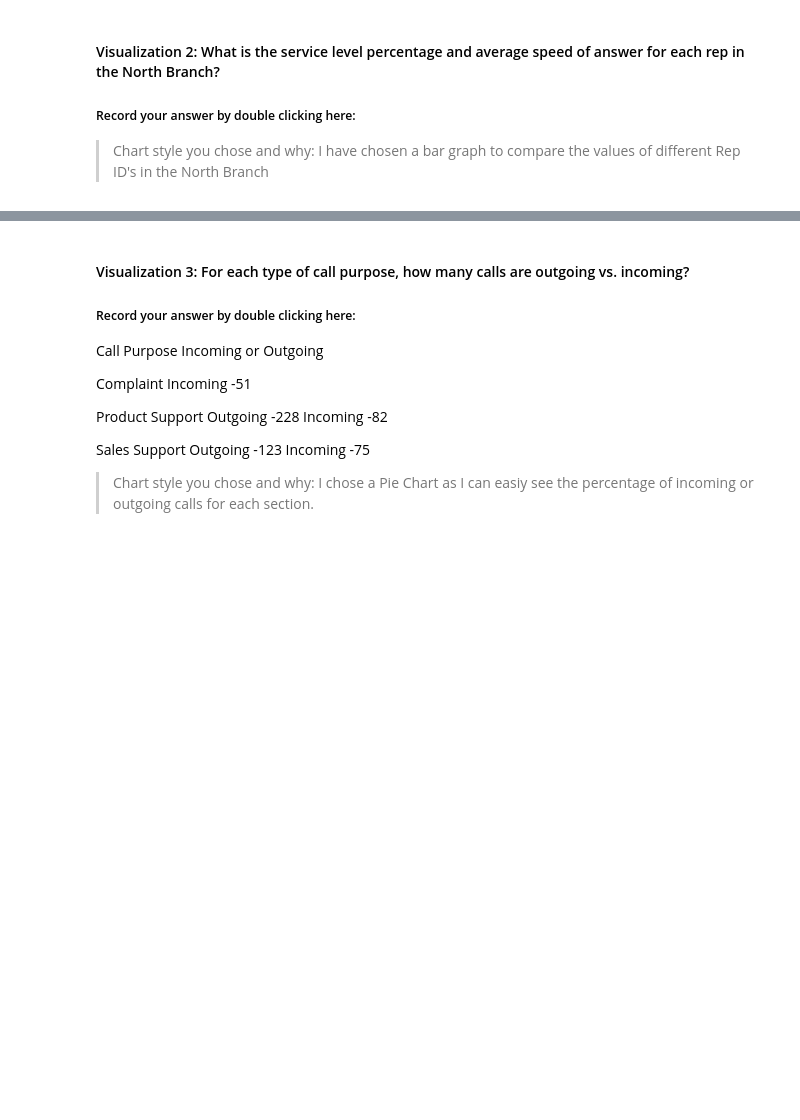
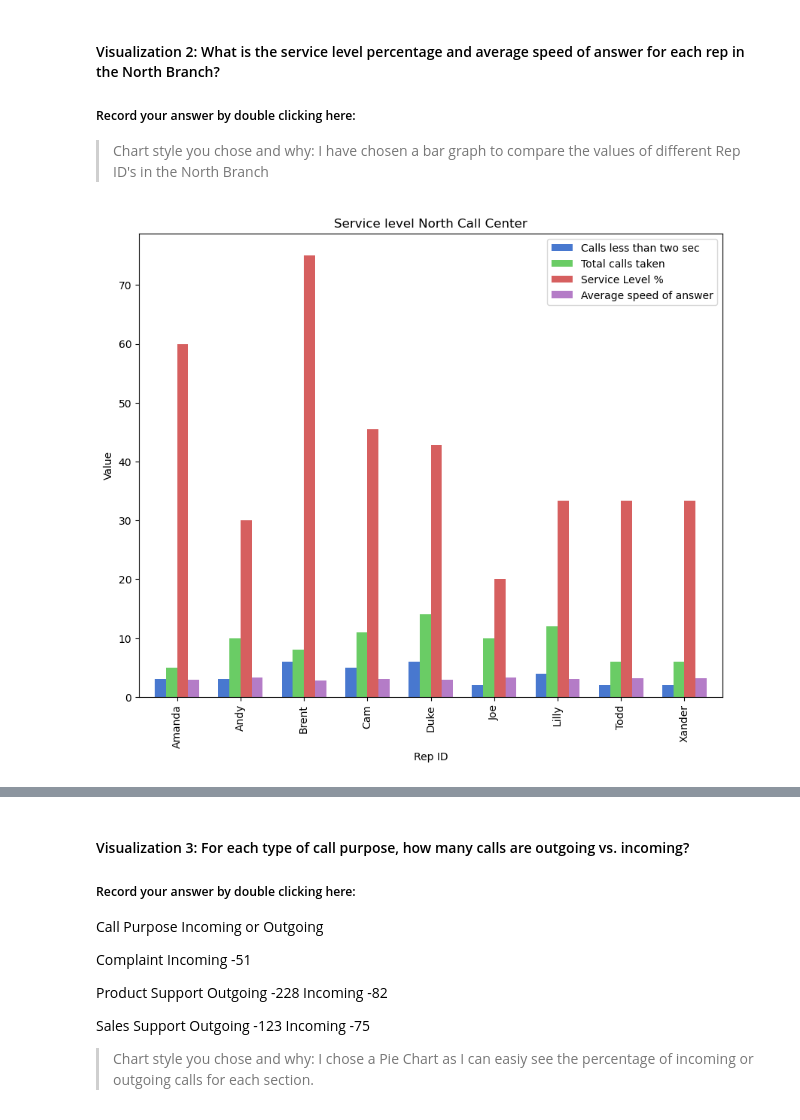
Before and after one commit to Sne0Ch/call-center-cleanup-assignment, a Jupyter notebook: Call_Center_Cleanup.ipynb, the cells around one changed output, grey strips where cells are left out. Cells and saved outputs as stored; diff of their text form; code cells hidden in the pictures; blank space fills up the shorter version.

```diff
--- a/Call_Center_Cleanup.ipynb
+++ b/Call_Center_Cleanup.ipynb
@@ -474,33 +609,42 @@ north_plt
 
 # Finding each Rep's Personal Service Level Percentage.  Basically, Calls within 2 secs / total calls
 
 # Table 1: Total Incoming calls less than 2 seconds grouped by Rep
 quick_calls = north_df[north_df["Incoming Wait Time"] <= 2.0]
 quick_reps = quick_calls[["Rep ID", "Calls"]]
 quick_stats = quick_reps.groupby(["Rep ID"]).sum()  # Final Table
 quick_stats
 
 # Table 2: Total Incoming Calls Only grouped by Rep
 total_calls_in = north_df[north_df["Incoming or Outgoing"] == "Incoming"]
 rep_calls = total_calls_in[["Rep ID", "Calls"]]
 total_stats = rep_calls.groupby(["Rep ID"]).sum() # Final Table
 total_stats
 #  Table 3: Service Level Percentage created via merge
 service_level = pd.merge(quick_stats, total_stats, on="Rep ID")
 
 # Create Percentage Column in Table 3
 service_level["Service Level %"] = service_level["Calls_x"]/service_level["Calls_y"] * 100
 service_level["Service Level %"]
 
 #Your Code Here:
+
+# Code to merge all tables above into a single table called 'service_level1'
+
 service_level1 = pd.merge(service_level, north_plt, on ="Rep ID" )
+
+# Code to rename column names of table
 service_level1.rename(
     columns={"Calls_x": "Calls less than two sec", "Calls_y": "Total calls taken", "Incoming Wait Time": "Average speed of answer"},
     inplace=True)
+
+# Code for Plot
 service_level1.plot(kind = 'bar', x = "Rep ID", width = 0.7, figsize=(10, 8))
 plt.title("Service level North Call Center")
 plt.xlabel("Rep ID")
 plt.ylabel("Value")
-plt.yticks
+plt.show()
+# %% [output]
+[figure, added]
 # %%
 service_level1
```
Also changed, not shown: parts of 43 cells of this notebook.
